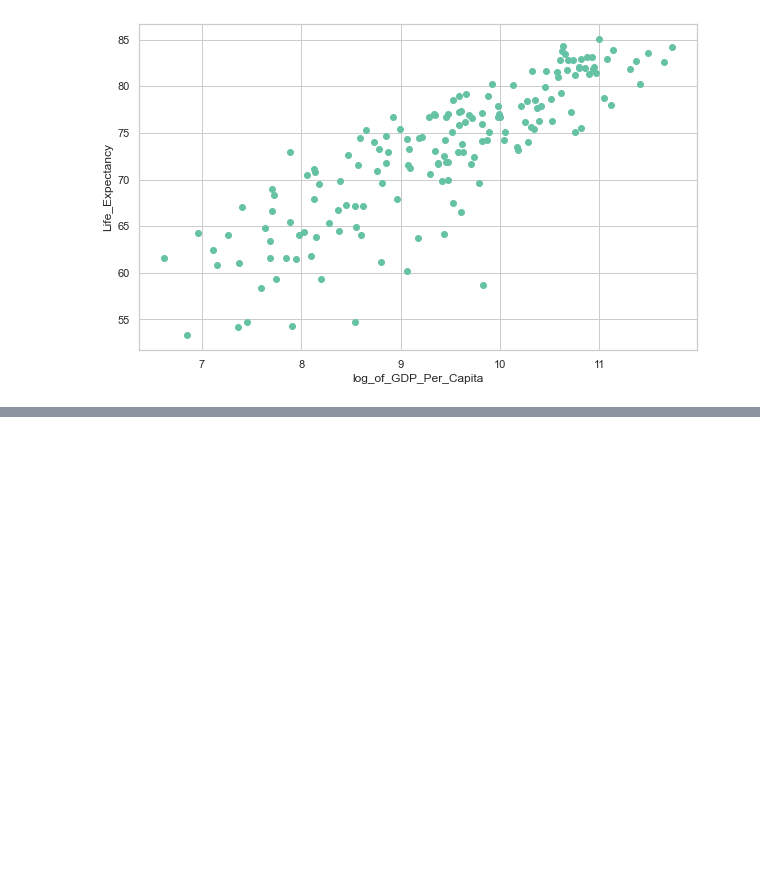
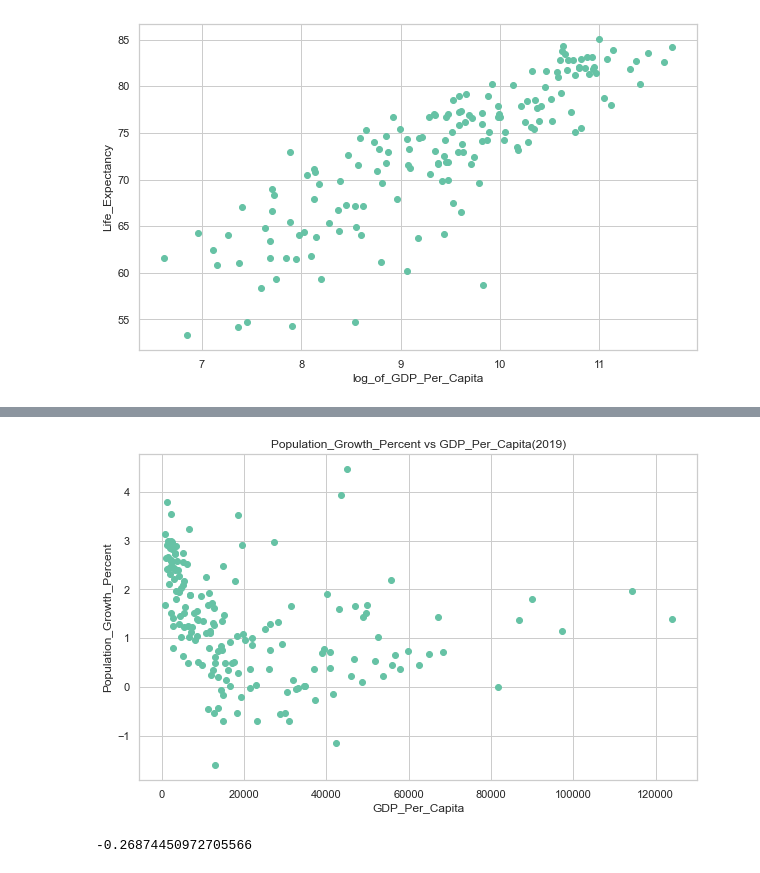
Before and after one commit to nss-data-science-cohort-6/un_data_question-hcgreer, a Jupyter notebook: notebooks/UN_Data_Exploration.ipynb, the cells around one changed output, grey strips where cells are left out. Cells and saved outputs as stored; diff of their text form; code cells hidden in the pictures; blank space fills up the shorter version.

```diff
--- a/notebooks/UN_Data_Exploration.ipynb
+++ b/notebooks/UN_Data_Exploration.ipynb
@@ -423,0 +440,26 @@ plt.show()
+# %%
+pop_growth_per = pd.melt(pop_growth_per, id_vars = ['Country'], value_vars = pop_growth_per.iloc[:,1:])
+pop_growth_per = pop_growth_per.rename(columns = {'variable' : 'Year', 'value' : 'Population_Growth_Percent'})
+pop_growth_per = pop_growth_per[pop_growth_per.Population_Growth_Percent != '..']
+# %%
+pop_growth_per['Year'] = pop_growth_per['Year'].astype('int')
+pop_growth_per['Population_Growth_Percent'] = pd.to_numeric(pop_growth_per['Population_Growth_Percent'])
+# %%
+gdp_pgp = pd.merge(gdp_df, pop_growth_per, how = 'outer', on = ['Country', 'Year'])
+# %%
+gdp_pgp_2019 = gdp_pgp.loc[gdp_pgp['Year'] == 2019]
+# %%
+plt.figure(figsize = (10,6))
+plt.scatter(data = gdp_pgp_2019,
+            x = 'GDP_Per_Capita',
+            y = 'Population_Growth_Percent')
+plt.xlabel('GDP_Per_Capita')
+plt.ylabel('Population_Growth_Percent')
+plt.title('Population_Growth_Percent vs GDP_Per_Capita(2019)')
+plt.show()
+# %% [output]
+[figure, added]
+# %%
+gdp_pgp_2019['GDP_Per_Capita'].corr(gdp_pgp_2019['Population_Growth_Percent'])
+# %% [output]
+-0.26874450972705566
```
Also changed, not shown: parts of 17 cells of this notebook.
